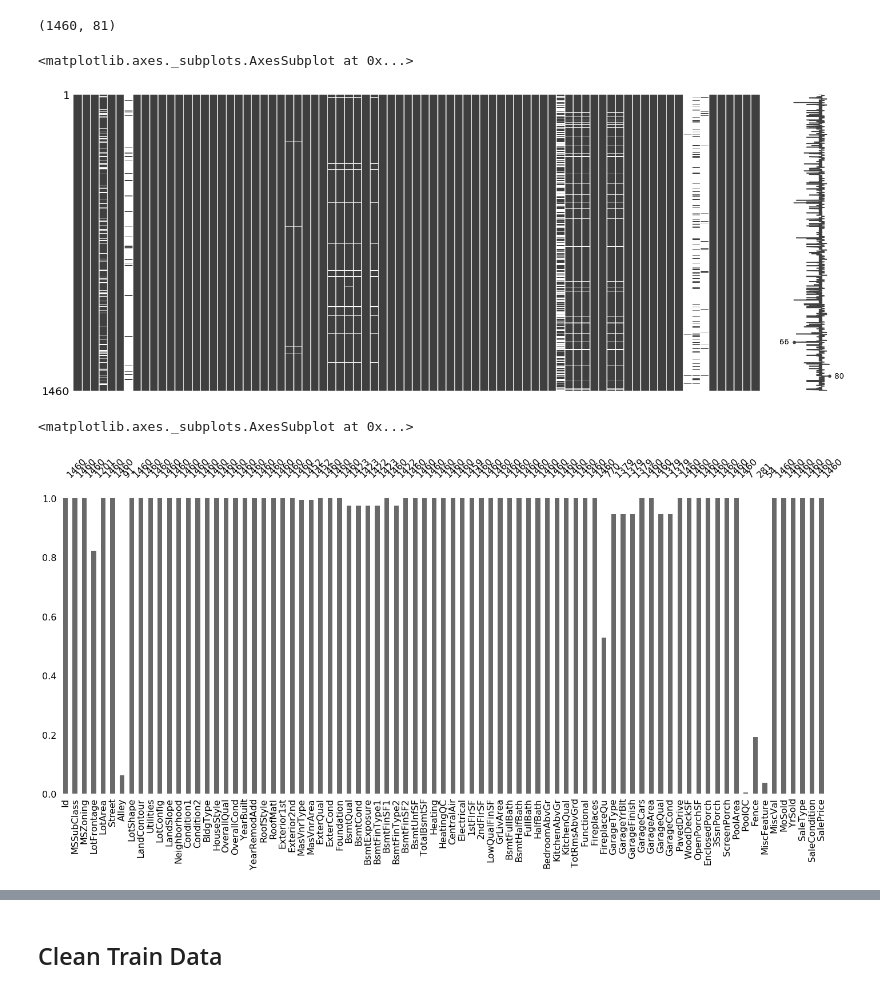
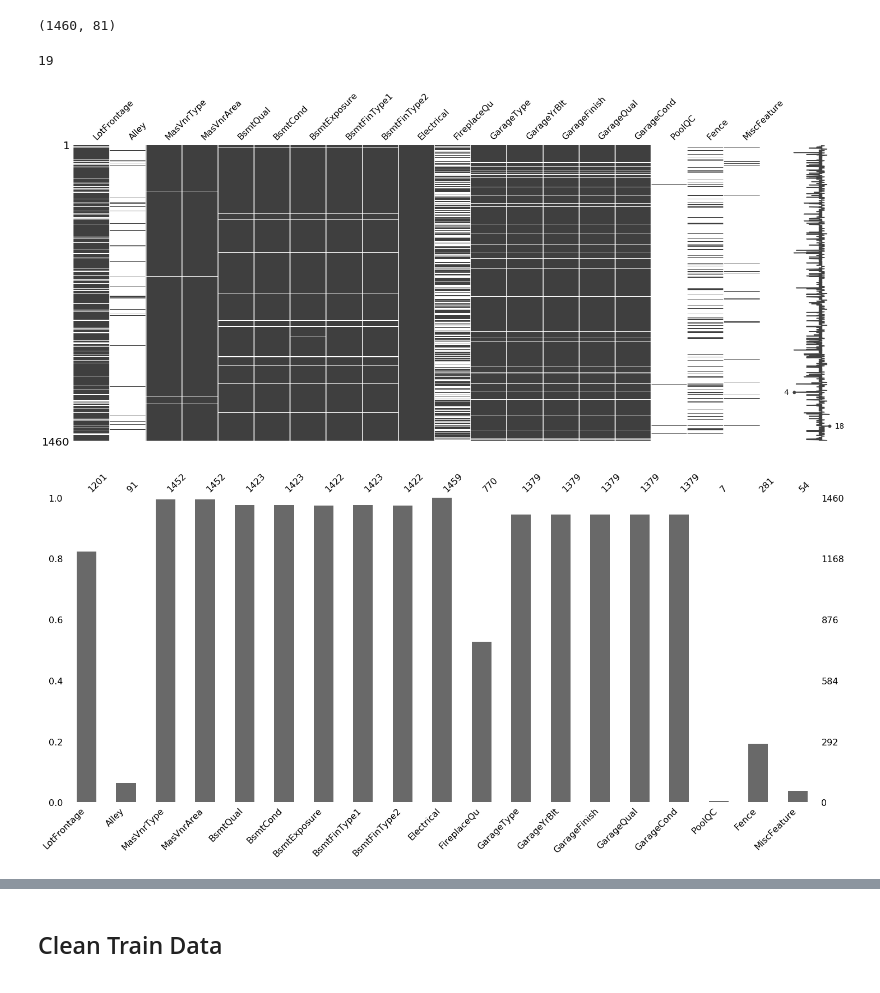
Before and after one commit to JacoboGGLeon/houses_sales_kaggle, a Jupyter notebook: load.ipynb, the cells around one changed output, grey strips where cells are left out. Drawn from its saved outputs; the diff is of its cells as text; code cells hidden in the pictures.

```diff
--- a/load.ipynb
+++ b/load.ipynb
@@ -32,15 +33,20 @@ df.head()
 df.shape
 # %% [output]
 (1460, 81)
+# %%
+missingdata = df.columns[df.isnull().any()].tolist()
+len(missingdata)
+# %% [output]
+19
 # %%
-msno.matrix(df)
+msno.matrix(df[missingdata])
+plt.savefig('matrix_train_og_data.png')
 # %% [output]
-<matplotlib.axes._subplots.AxesSubplot at 0x...>
-[figure, old version]
+[figure, new version]
 # %%
-msno.bar(df, log=False)
+msno.bar(df[missingdata], log=False)
+plt.savefig('bar_train_og_data.png')
 # %% [output]
-<matplotlib.axes._subplots.AxesSubplot at 0x...>
-[figure, old version]
+[figure, new version]
 # %%
 msno.heatmap(df)
```
Also changed, not shown: parts of 21 cells of this notebook, 13 other files.
